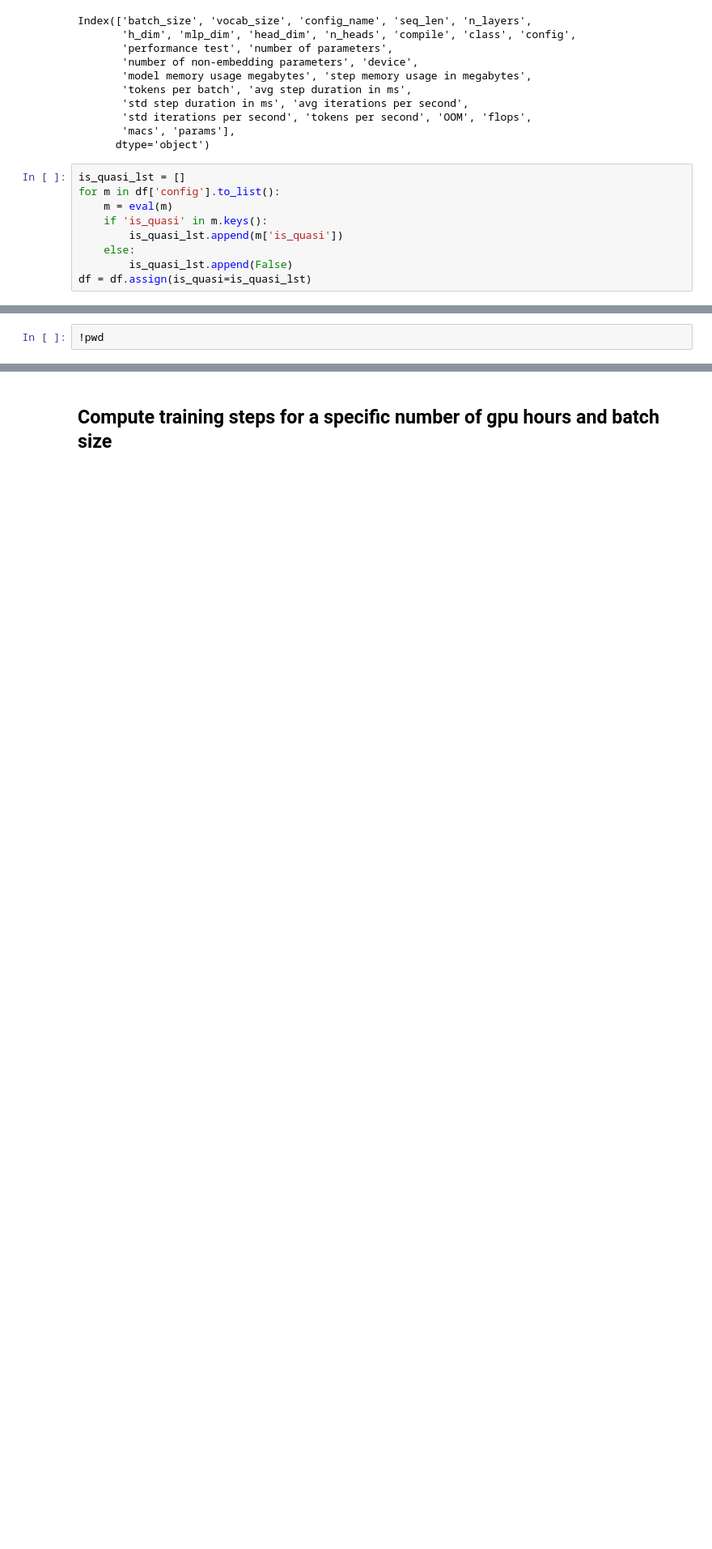
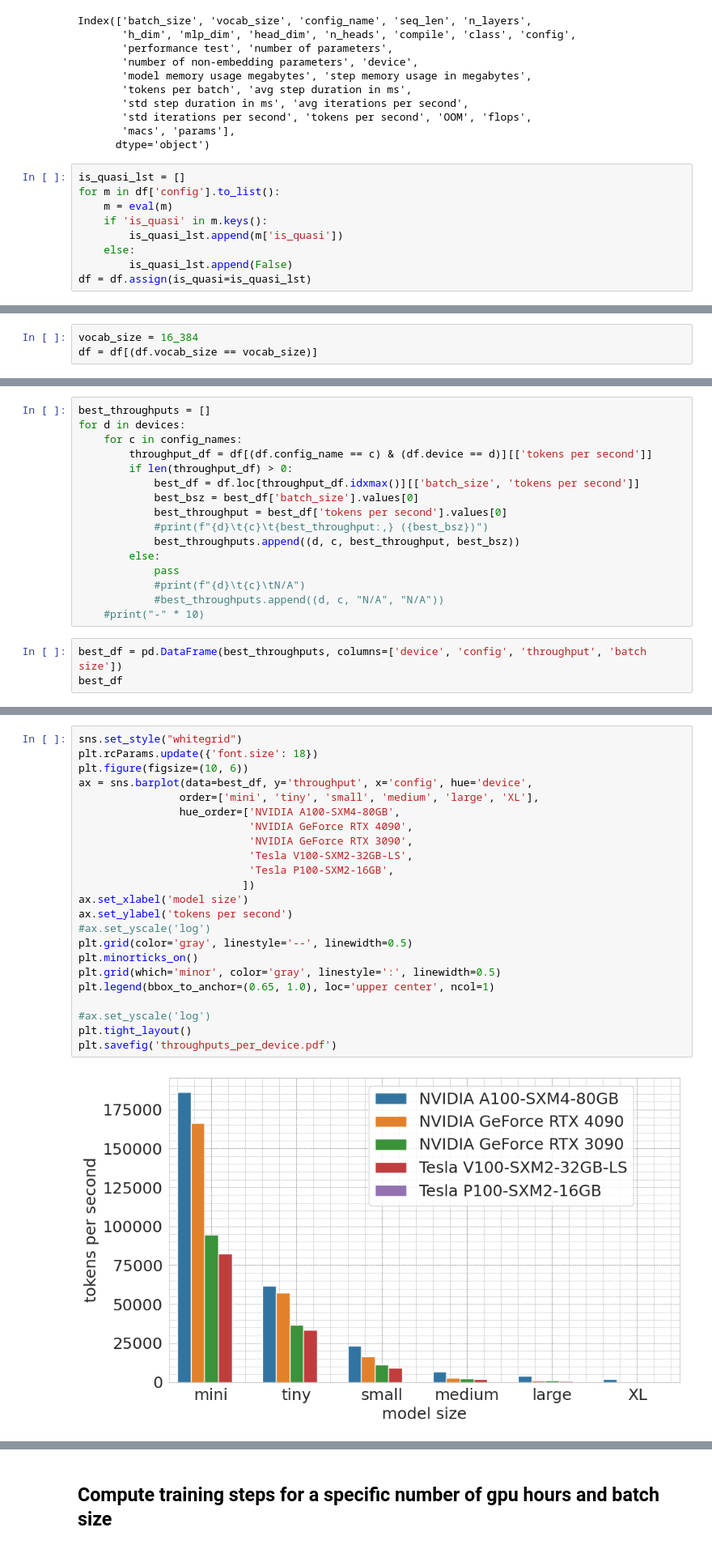
Before and after one commit to languini-kitchen/languini-kitchen, a Jupyter notebook: languini/projects/lstm/load_throughput.ipynb, the cells around one changed output, grey strips where cells are left out. Shown at 81% size. Drawn from its saved outputs; the diff is of its cells as text; blank space fills up the shorter version.

Commit message:
update gpt and qlstm throughputs with RTX 4090 results

```diff
--- a/languini/projects/lstm/load_throughput.ipynb
+++ b/languini/projects/lstm/load_throughput.ipynb
@@ -42,2 +53,3 @@ set(df['device'].to_list())
 # %%
-!pwd
+vocab_size = 16_384
+df = df[(df.vocab_size == vocab_size)]
@@ -100,0 +71,19 @@ fdf[['config_name', 'is_quasi', 'batch_size', 'tokens per second', 'device']].so
+# %%
+best_throughputs = []
+for d in devices:
+    for c in config_names:
+        throughput_df = df[(df.config_name == c) & (df.device == d)][['tokens per second']]
+        if len(throughput_df) > 0:
+            best_df = df.loc[throughput_df.idxmax()][['batch_size', 'tokens per second']]
+            best_bsz = best_df['batch_size'].values[0]
+            best_throughput = best_df['tokens per second'].values[0]
+            #print(f"{d}\t{c}\t{best_throughput:,} ({best_bsz})")
+            best_throughputs.append((d, c, best_throughput, best_bsz))
+        else:
+            pass
+            #print(f"{d}\t{c}\tN/A")
+            #best_throughputs.append((d, c, "N/A", "N/A"))
+    #print("-" * 10)
+# %%
+best_df = pd.DataFrame(best_throughputs, columns=['device', 'config', 'throughput', 'batch size'])
+best_df
@@ -100,0 +108,25 @@ fdf[['config_name', 'is_quasi', 'batch_size', 'tokens per second', 'device']].so
+# %%
+sns.set_style("whitegrid")
+plt.rcParams.update({'font.size': 18})
+plt.figure(figsize=(10, 6))
+ax = sns.barplot(data=best_df, y='throughput', x='config', hue='device',
+                order=['mini', 'tiny', 'small', 'medium', 'large', 'XL'],
+                hue_order=['NVIDIA A100-SXM4-80GB',
+                           'NVIDIA GeForce RTX 4090',
+                           'NVIDIA GeForce RTX 3090',
+                           'Tesla V100-SXM2-32GB-LS',
+                           'Tesla P100-SXM2-16GB',
+                          ])
+ax.set_xlabel('model size')
+ax.set_ylabel('tokens per second')
+#ax.set_yscale('log')
+plt.grid(color='gray', linestyle='--', linewidth=0.5)
+plt.minorticks_on()
+plt.grid(which='minor', color='gray', linestyle=':', linewidth=0.5)
+plt.legend(bbox_to_anchor=(0.65, 1.0), loc='upper center', ncol=1)
+
+#ax.set_yscale('log')
+plt.tight_layout()
+plt.savefig('throughputs_per_device.pdf')
+# %% [output]
+[figure, added]
```
Also changed, not shown: parts of 15 cells of this notebook, 4 other files.
